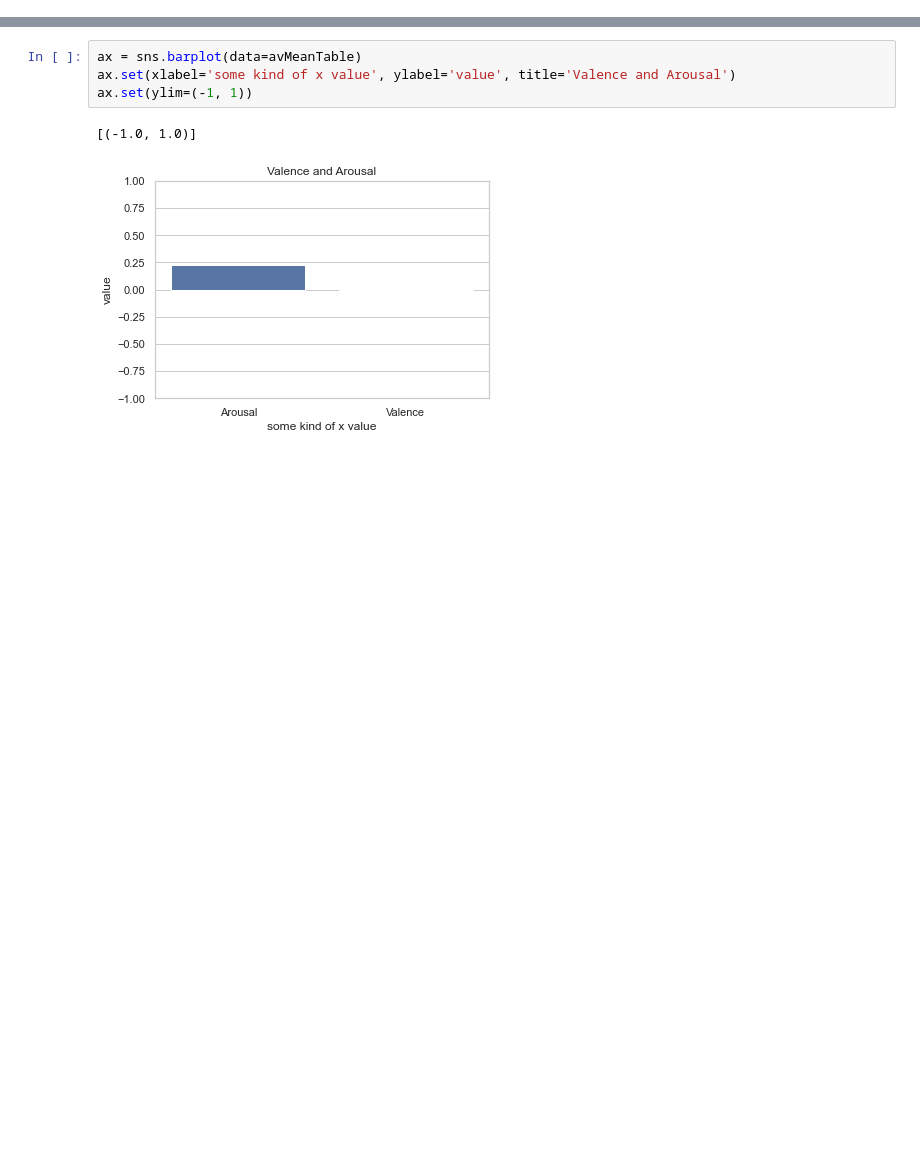
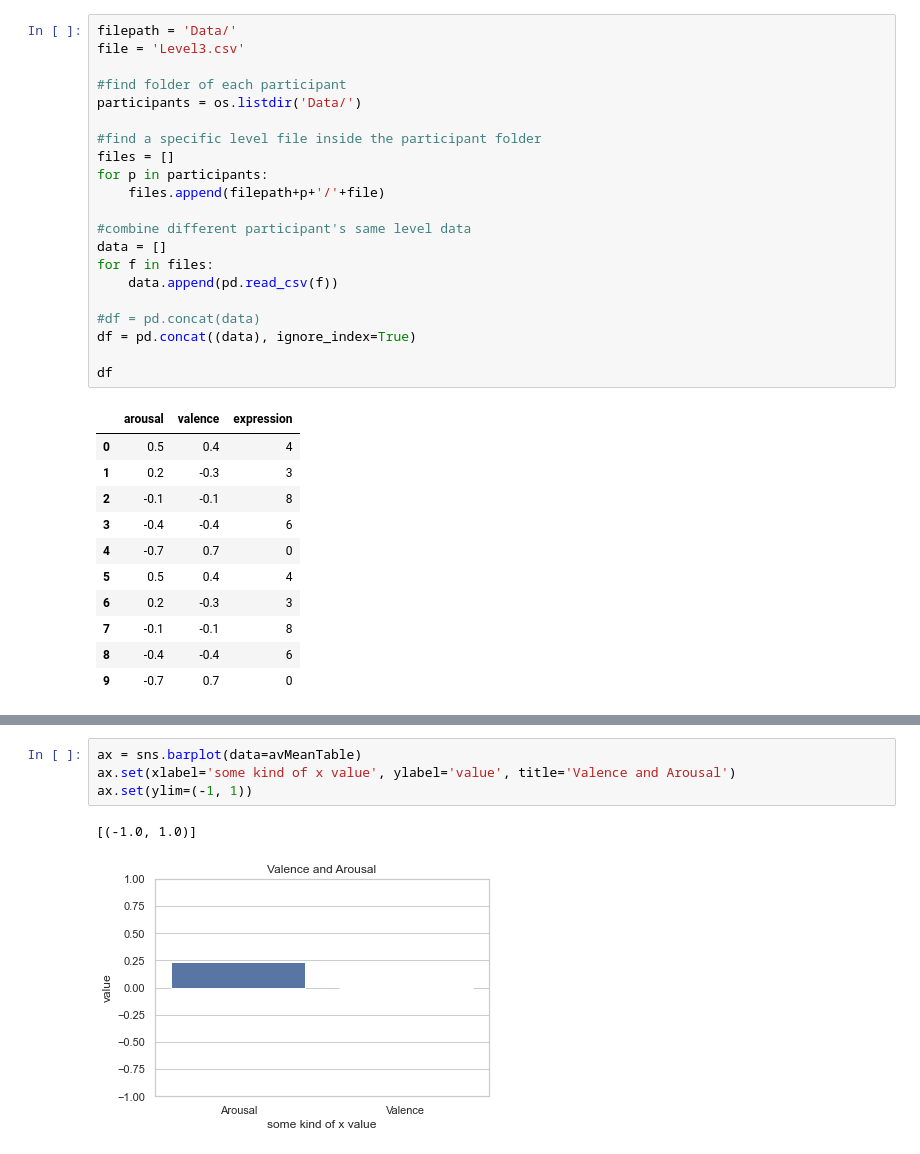
Before and after one commit to dovii/MPC-Data-Analysis, a Jupyter notebook: LevelAnalysis.ipynb, the cells around one changed output, grey strips where cells are left out. Drawn from its saved outputs; the diff is of its cells as text; blank space fills up the shorter version.

```diff
--- a/Analysis.ipynb
+++ b/LevelAnalysis.ipynb
@@ -54,0 +68,33 @@ df
+# %%
+filepath = 'Data/'
+file = 'Level3.csv'
+
+#find folder of each participant
+participants = os.listdir('Data/')
+
+#find a specific level file inside the participant folder
+files = []
+for p in participants:
+    files.append(filepath+p+'/'+file)
+
+#combine different participant's same level data
+data = []
+for f in files:
+    data.append(pd.read_csv(f))
+
+#df = pd.concat(data)
+df = pd.concat((data), ignore_index=True)
+
+df
+# %% [output]
+|  | arousal | valence | expression |
+| 0 | 0.5 | 0.4 | 4 |
+| 1 | 0.2 | -0.3 | 3 |
+| 2 | -0.1 | -0.1 | 8 |
+| 3 | -0.4 | -0.4 | 6 |
+| 4 | -0.7 | 0.7 | 0 |
+| 5 | 0.5 | 0.4 | 4 |
+| 6 | 0.2 | -0.3 | 3 |
+| 7 | -0.1 | -0.1 | 8 |
+| 8 | -0.4 | -0.4 | 6 |
+| 9 | -0.7 | 0.7 | 0 |
```
Also changed, not shown: parts of 10 cells of this notebook, 2 other files.
